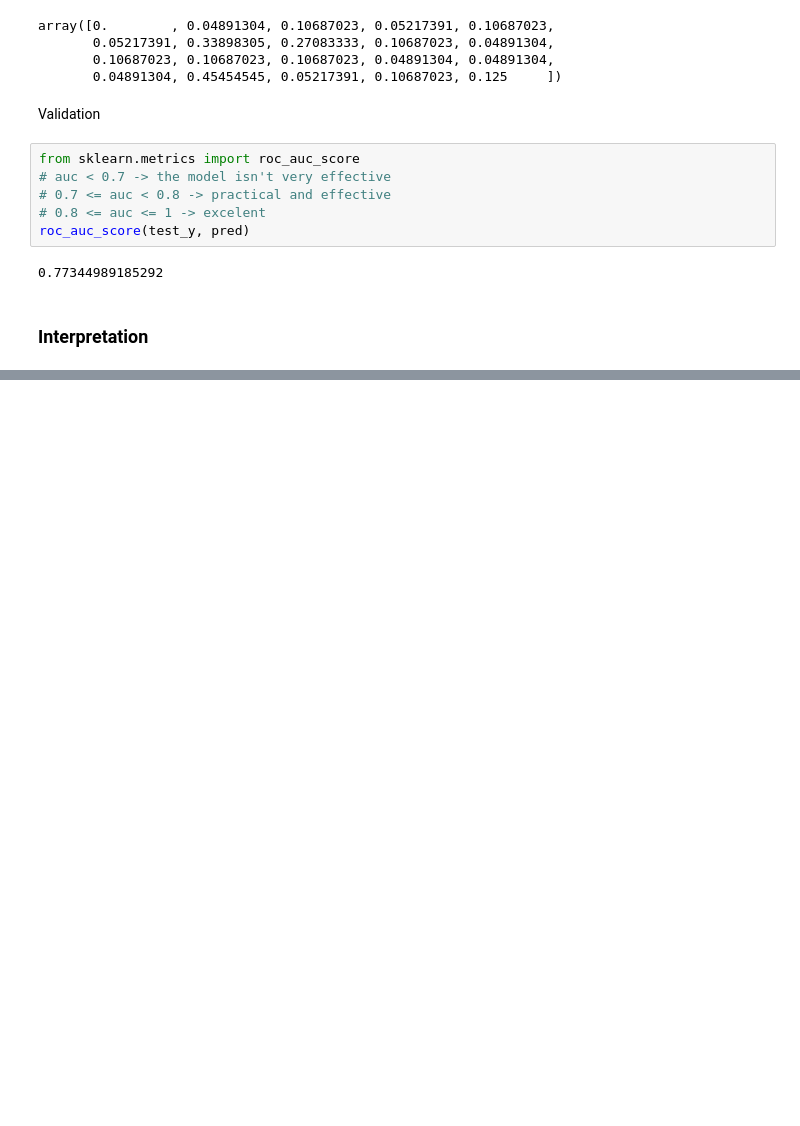
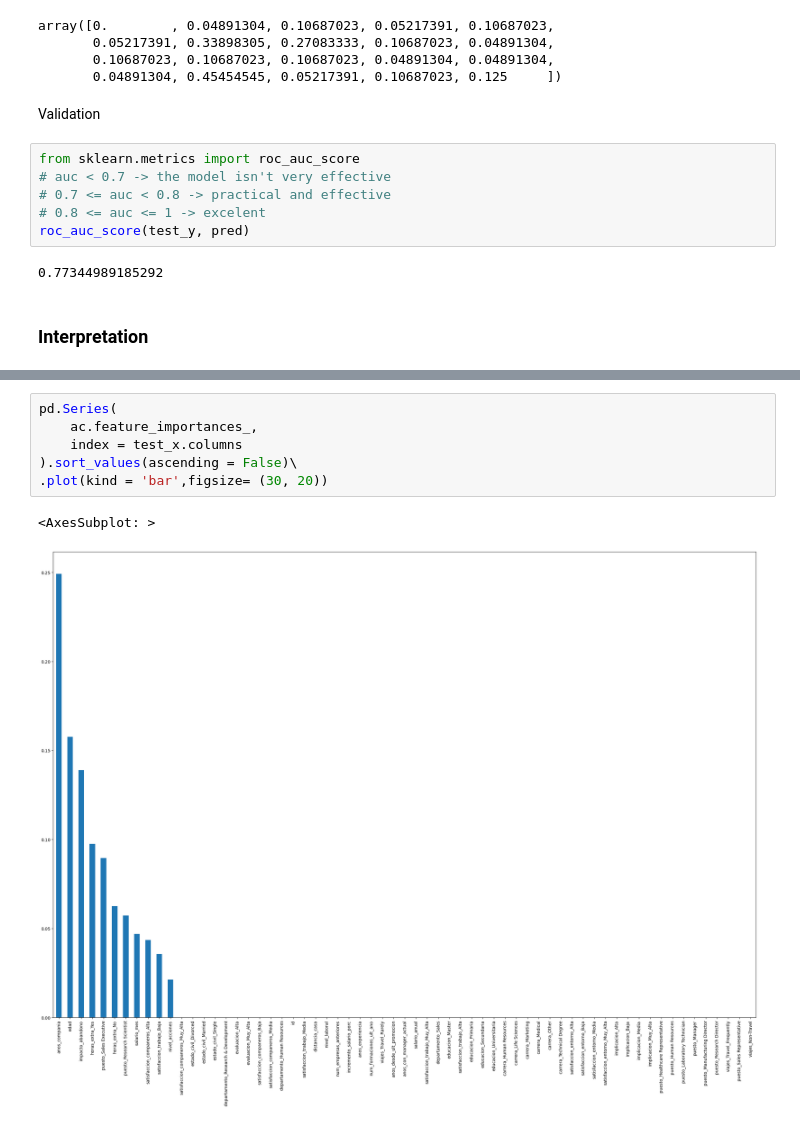
Before and after one commit to JosephChomboM/Employee-turnover, a Jupyter notebook: notebooks/training.ipynb, the cells around one changed output, grey strips where cells are left out. Cells and saved outputs as stored; diff of their text form; blank space fills up the shorter version.

```diff
--- a/notebooks/training.ipynb
+++ b/notebooks/training.ipynb
@@ -188,3 +188,12 @@ plot_tree(
 );
 # %% [output]
 [figure]
+# %%
+pd.Series(
+    ac.feature_importances_,
+    index = test_x.columns
+).sort_values(ascending = False)\
+.plot(kind = 'bar',figsize= (30, 20))
+# %% [output]
+<AxesSubplot: >
+[figure, added]
```
Also changed, not shown: parts of 7 cells of this notebook, 1 other file.
